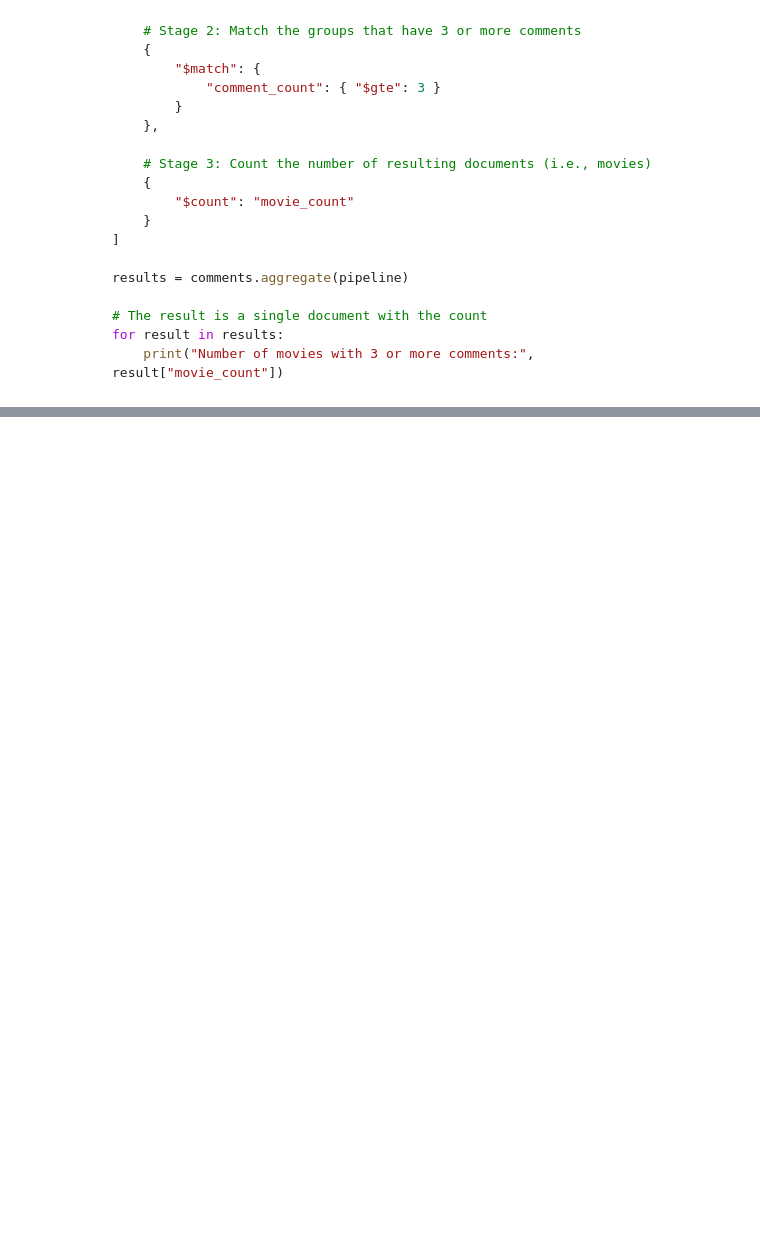
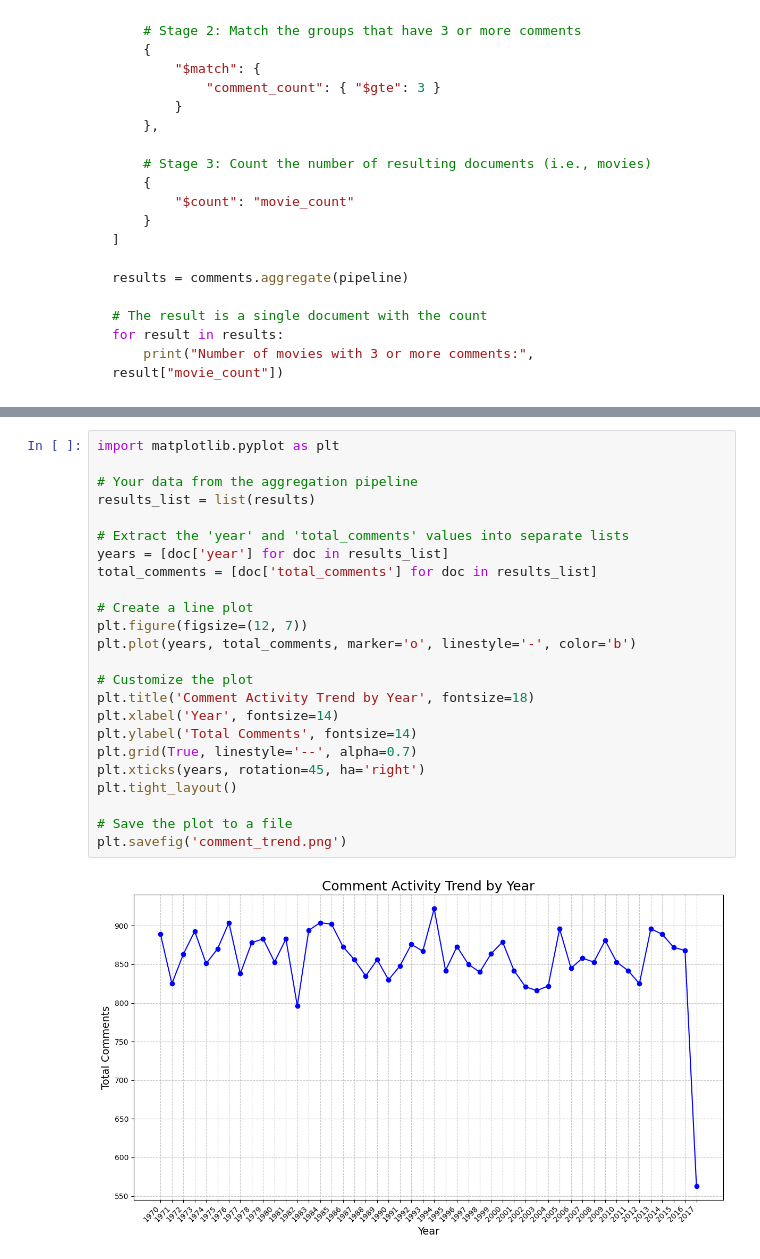
Before and after one commit to zalzah00/dsai_2.1, a Jupyter notebook: notebooks/nosql_lesson.ipynb, the cells around one changed output, grey strips where cells are left out. Saved outputs shown, nothing was run; the diff lists cells and outputs as text; blank space fills up the shorter version.

```diff
--- a/notebooks/nosql_lesson.ipynb
+++ b/notebooks/nosql_lesson.ipynb
@@ -607,0 +844,26 @@ for result in results:
+# %%
+import matplotlib.pyplot as plt
+
+# Your data from the aggregation pipeline
+results_list = list(results)
+
+# Extract the 'year' and 'total_comments' values into separate lists
+years = [doc['year'] for doc in results_list]
+total_comments = [doc['total_comments'] for doc in results_list]
+
+# Create a line plot
+plt.figure(figsize=(12, 7))
+plt.plot(years, total_comments, marker='o', linestyle='-', color='b')
+
+# Customize the plot
+plt.title('Comment Activity Trend by Year', fontsize=18)
+plt.xlabel('Year', fontsize=14)
+plt.ylabel('Total Comments', fontsize=14)
+plt.grid(True, linestyle='--', alpha=0.7)
+plt.xticks(years, rotation=45, ha='right')
+plt.tight_layout()
+
+# Save the plot to a file
+plt.savefig('comment_trend.png')
+# %% [output]
+[figure, added]
```
Also changed, not shown: parts of 6 cells of this notebook, 1 other file.
